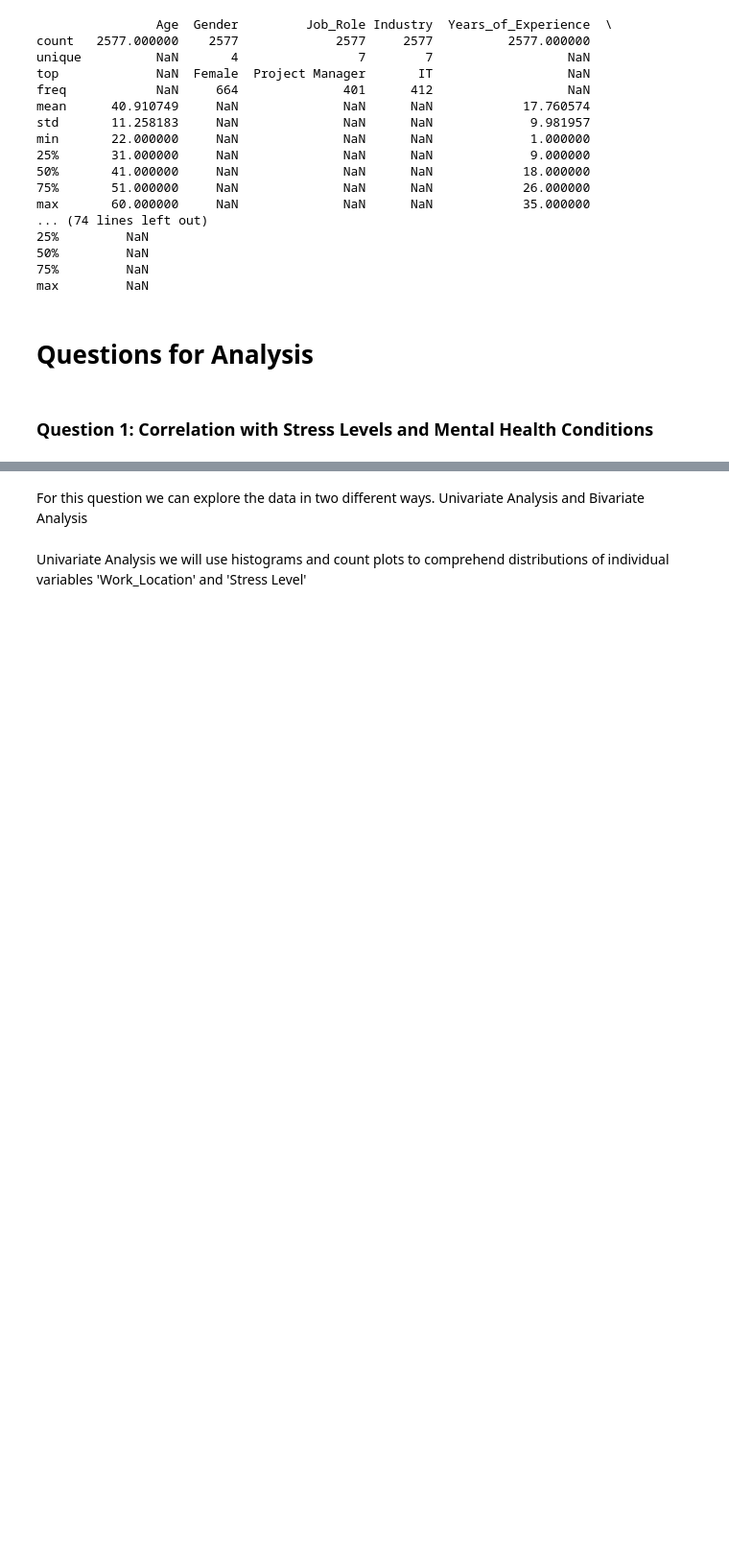
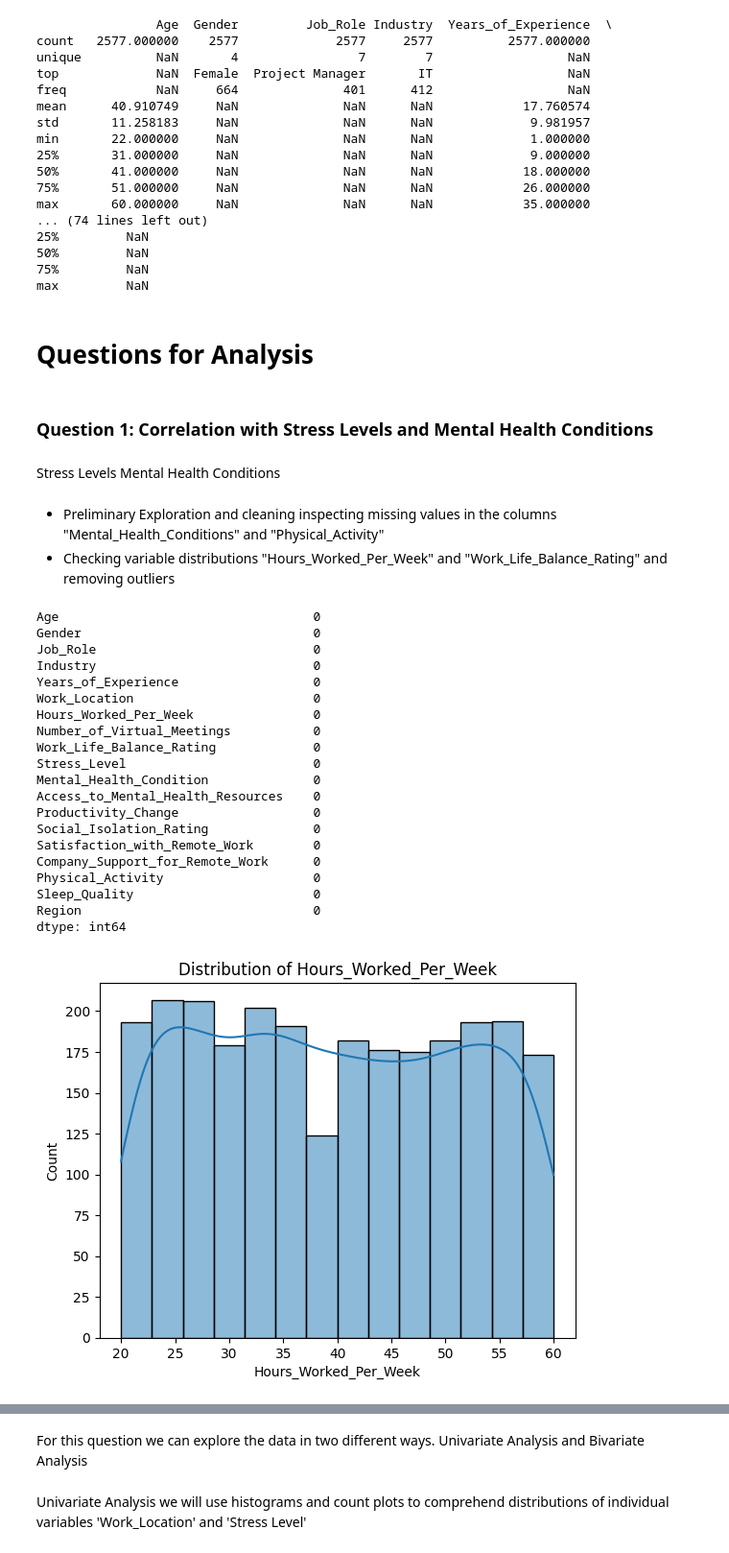
Before and after one commit to lcopolillo/FCD-2024-25, a Jupyter notebook: main.ipynb, the cells around one changed output, grey strips where cells are left out. Shown at 96% size. Saved outputs shown, nothing was run; the diff lists cells and outputs as text; code cells hidden in the pictures; blank space fills up the shorter version.

```diff
--- a/main.ipynb
+++ b/main.ipynb
@@ -174,3 +174,47 @@ max         NaN
 # Questions for Analysis
 # %% [markdown]
 ### Question 1: Correlation with Stress Levels and Mental Health Conditions
+# %% [markdown]
+Stress Levels
+Mental Health Conditions
+# %% [markdown]
+- Preliminary  Exploration and cleaning inspecting missing values in the columns "Mental_Health_Conditions" and "Physical_Activity"
+- Checking variable distributions "Hours_Worked_Per_Week" and "Work_Life_Balance_Rating" and removing outliers
+# %%
+# Checking missing values
+print(data.isnull().sum())
+
+# Handling missing values (example: fill missing Mental_Health_Condition with 'Unknown')
+data['Mental_Health_Condition'] = data['Mental_Health_Condition'].fillna('Unknown')
+
+# Visualizing with a Histplot
+import seaborn as sns
+import matplotlib.pyplot as plt
+
+numerical_columns = ['Hours_Worked_Per_Week', 'Work_Life_Balance_Rating', 'Social_Isolation_Rating']
+for col in numerical_columns:
+    sns.histplot(data[col], kde=True)
+    plt.title(f'Distribution of {col}')
+    plt.show()
+# %% [output]
+Age                                  0
+Gender                               0
+Job_Role                             0
+Industry                             0
+Years_of_Experience                  0
+Work_Location                        0
+Hours_Worked_Per_Week                0
+Number_of_Virtual_Meetings           0
+Work_Life_Balance_Rating             0
+Stress_Level                         0
+Mental_Health_Condition              0
+Access_to_Mental_Health_Resources    0
+Productivity_Change                  0
+Social_Isolation_Rating              0
+Satisfaction_with_Remote_Work        0
+Company_Support_for_Remote_Work      0
+Physical_Activity                    0
+Sleep_Quality                        0
+Region                               0
+dtype: int64
+[figure, added]
```
Also changed, not shown: parts of 39 cells of this notebook.
